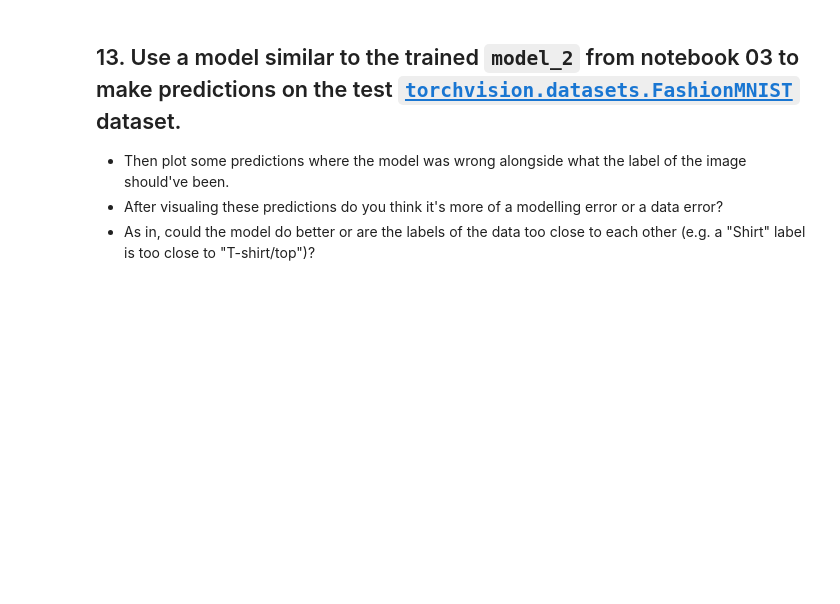
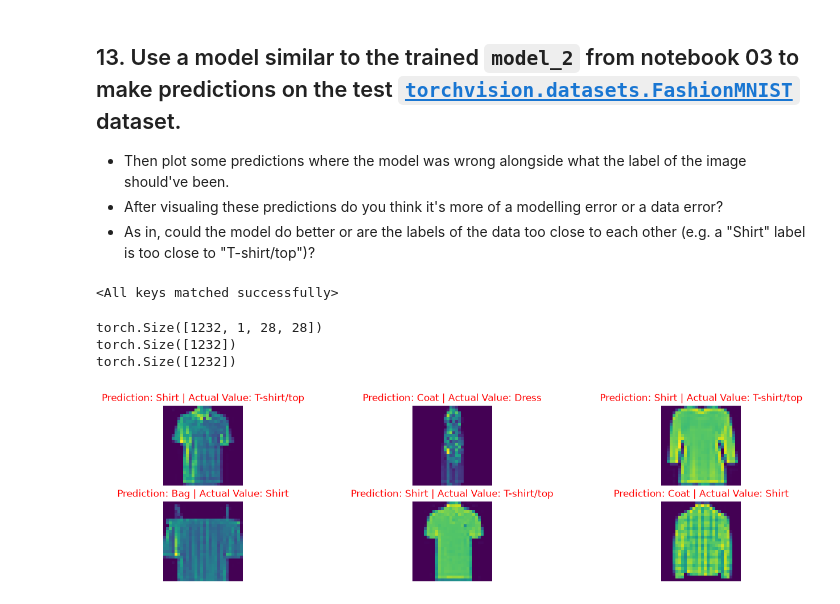
Before and after one commit to DanialBahrizadeh/pytorch_course, a Jupyter notebook: exercises/03_pytorch_computer_vision_exercises.ipynb, the cells around one changed output. Cells and saved outputs as stored; diff of their text form; code cells hidden in the pictures; blank space fills up the shorter version.

```diff
--- a/exercises/03_pytorch_computer_vision_exercises.ipynb
+++ b/exercises/03_pytorch_computer_vision_exercises.ipynb
@@ -452,0 +629,46 @@ Test Loss:  2.31 | Test Accuracy:  9.86%
+# %%
+state_dict_path = Path() / 'models' / 'fashion_mnist_model.pth'
+
+if not state_dict_path.exists():
+    raise Exception("train model first")
+
+state_dict = torch.load(f = state_dict_path)
+
+model_2.load_state_dict(state_dict)
+# %% [output]
+<All keys matched successfully>
+# %%
+
+wrong_preds = torch.empty(size = (0, 1 , 28 , 28))
+wrong_y_preds = torch.empty(size = (0,))
+actual_y = torch.empty(size = (0,))
+model_2.eval()
+
+for X , y in tqdm(test_dataloader):
+    with torch.inference_mode():
+        y_logits = model_2(X)
+        y_preds = y_logits.argmax(dim=1)
+        wrong_preds = torch.vstack((wrong_preds, X[y != y_preds]))
+        wrong_y_preds = torch.hstack((wrong_y_preds , y_preds[y != y_preds]))
+        actual_y = torch.hstack((actual_y , y[y != y_preds]))
+
+print(wrong_preds.shape)
+print(wrong_y_preds.shape)
+print(actual_y.shape)
+# %% [output]
+torch.Size([1232, 1, 28, 28])
+torch.Size([1232])
+torch.Size([1232])
+# %%
+
+classes = train_data.classes
+fig = plt.figure(figsize=(16, 4))
+rows, cols = 2, 3
+for i in range(1, 7):
+    random_idx = torch.randint(low = 0 , high = len(wrong_y_preds), size=(1,))
+    fig.add_subplot(rows, cols, i)
+    plt.imshow(wrong_preds[random_idx].squeeze())
+    plt.title(f"Prediction: {classes[wrong_y_preds[random_idx].int()]} | Actual Value: {classes[actual_y[random_idx].int()]}", c = 'r')
+    plt.axis(False)
+# %% [output]
+[figure, added]
```
Also changed, not shown: parts of 17 cells of this notebook, 1 other file.
